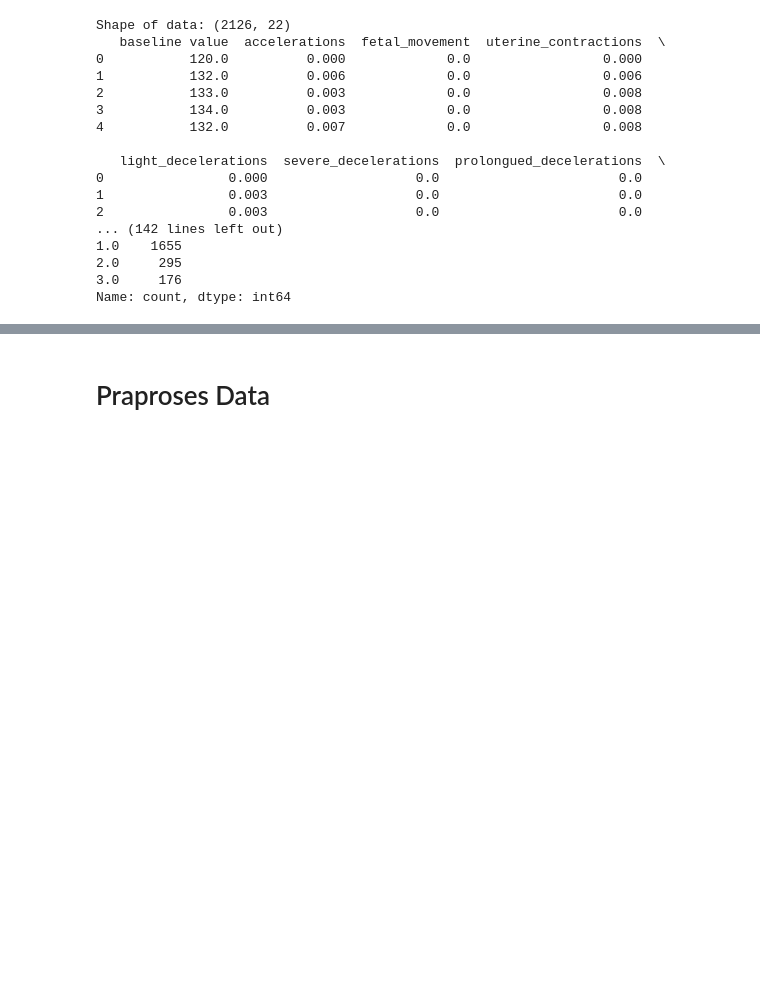
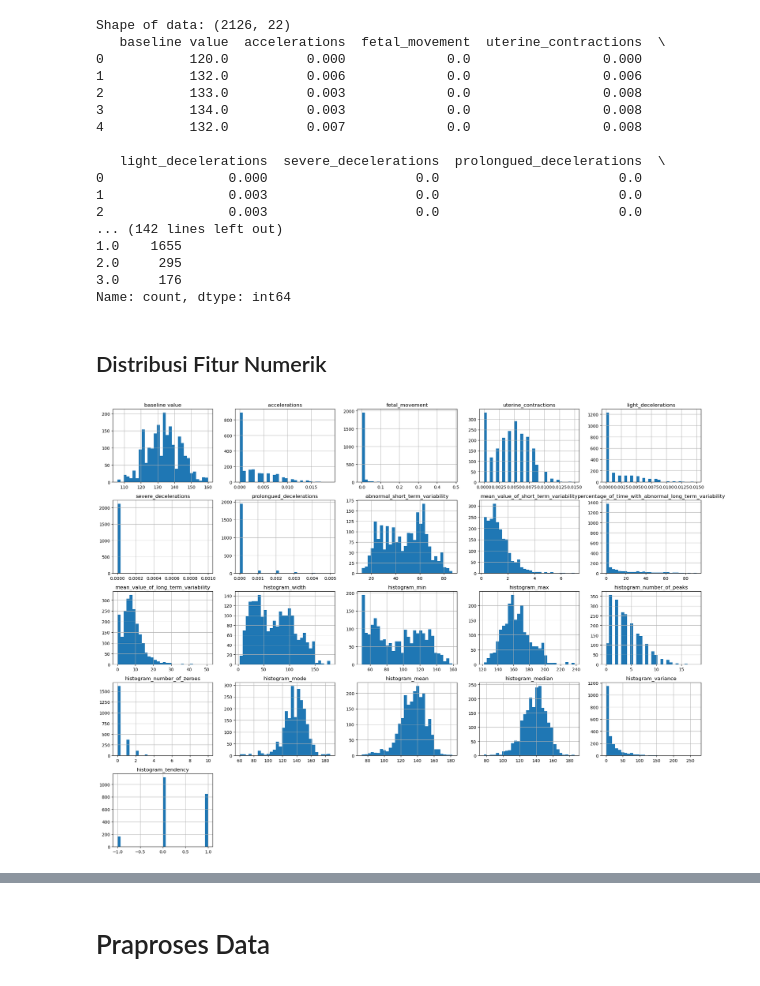
Before and after one commit to wildanjr19/5th-college, a Jupyter notebook: Jaringan Syaraf Tiruan/project/Classification_Fetal.ipynb, the cells around one changed output, grey strips where cells are left out. Saved outputs shown, nothing was run; the diff lists cells and outputs as text; code cells hidden in the pictures; blank space fills up the shorter version.

```diff
--- a/Jaringan Syaraf Tiruan/project/Classification_Fetal.ipynb
+++ b/Jaringan Syaraf Tiruan/project/Classification_Fetal.ipynb
@@ -55,3 +55,13 @@ Shape of data: (2126, 22)
 2.0     295
 3.0     176
 Name: count, dtype: int64
+# %% [markdown]
+## Distribusi Fitur Numerik
+# %%
+# Visualisasi Variabel Numerik
+numerical_cols = data.select_dtypes(include=[np.number]).columns[:-1]  # Exclude target 'fetal_health'
+data[numerical_cols].hist(figsize=(20, 15), bins=30)
+plt.tight_layout()
+plt.show()
+# %% [output]
+[figure, added]
```
Also changed, not shown: parts of 2 cells of this notebook.
